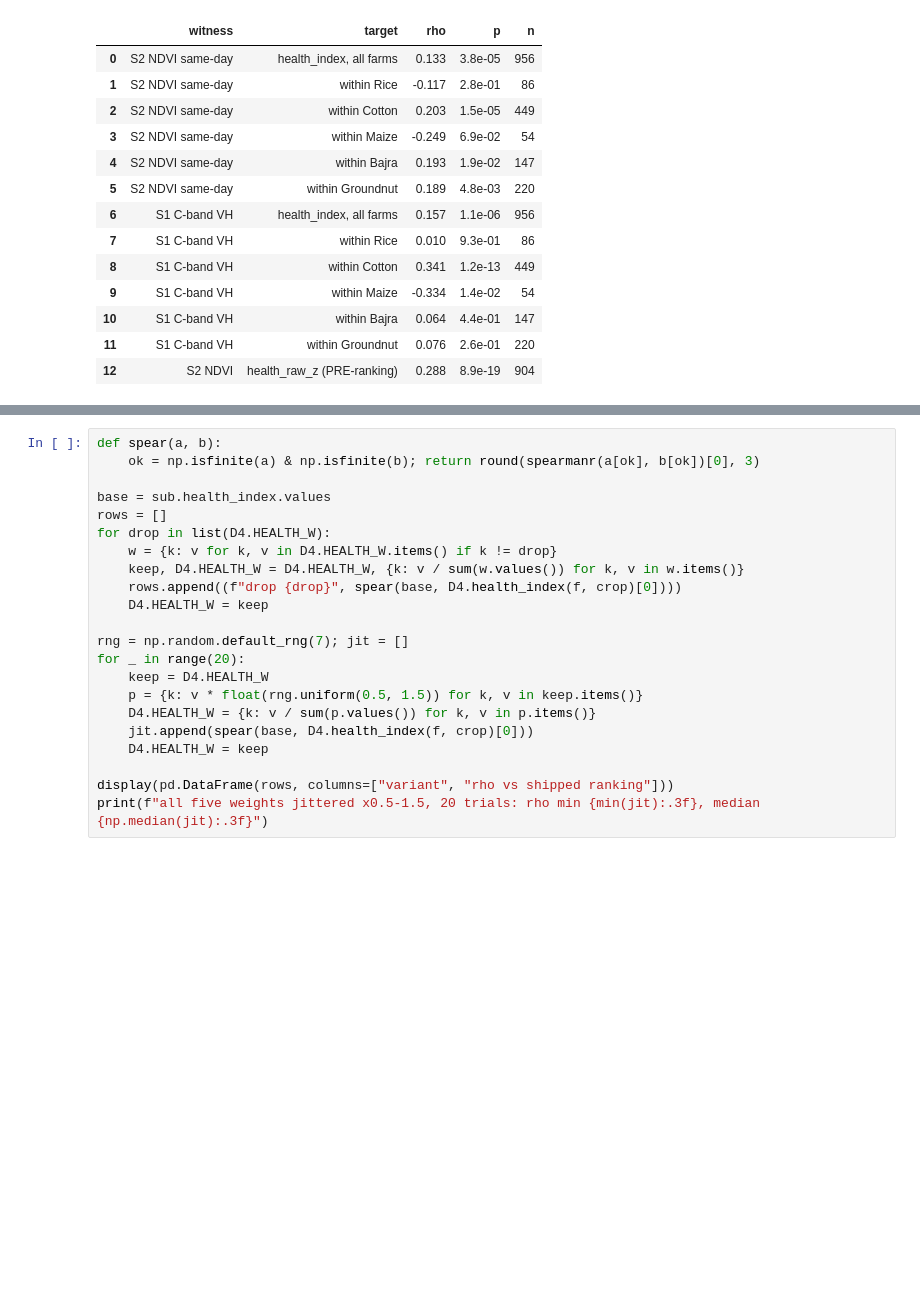
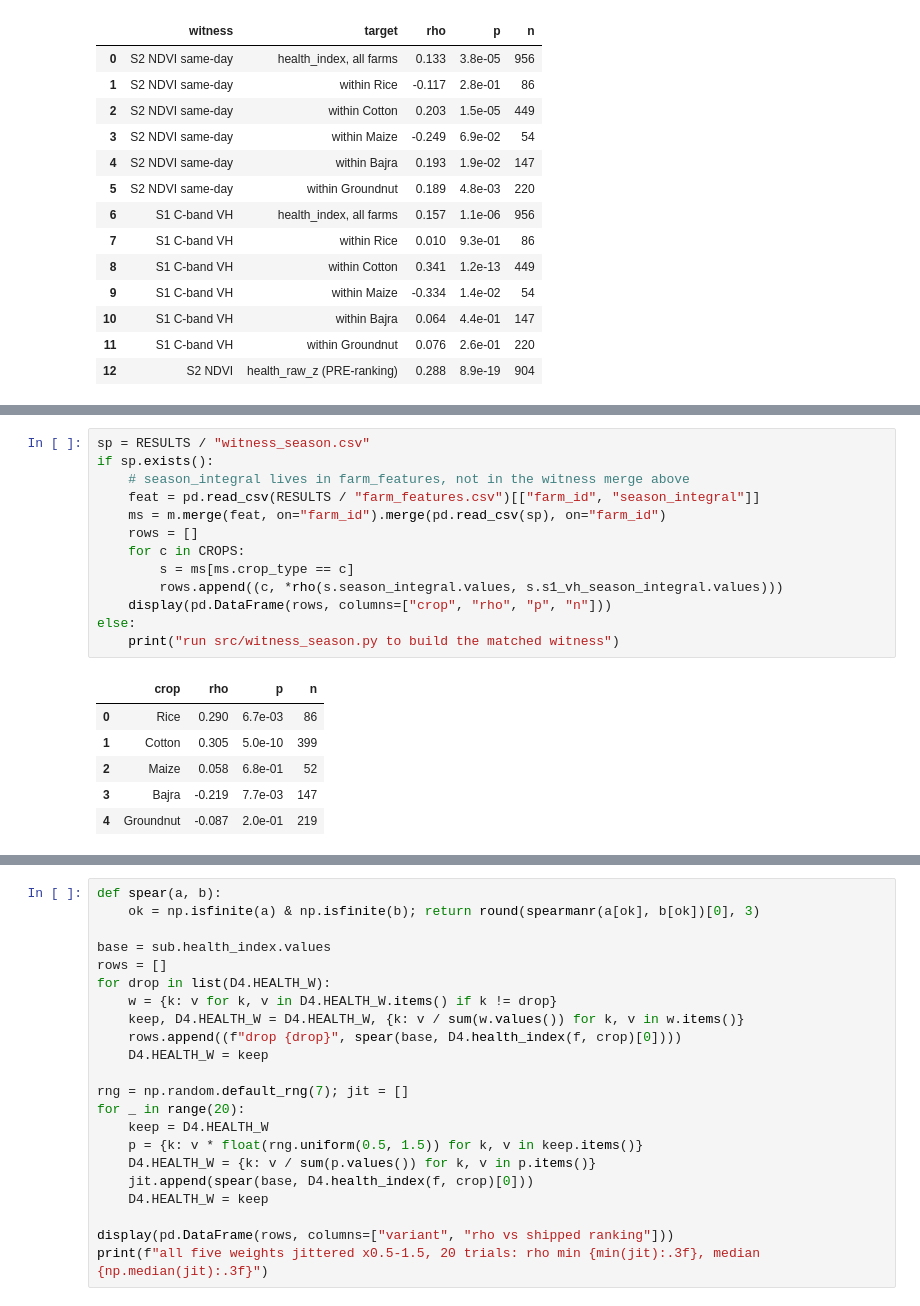
Before and after one commit to Yashraj009/AISEHACK-2.0-T1-R2, a Jupyter notebook: notebooks/I9_pipeline.ipynb, the cells around one changed output, grey strips where cells are left out. Drawn from its saved outputs; the diff is of its cells as text; blank space fills up the shorter version.

```diff
--- a/notebooks/I9_pipeline.ipynb
+++ b/notebooks/I9_pipeline.ipynb
@@ -522,0 +538,20 @@ trenchcoat. Run on the *ranking*, because the ranking is the deliverable.
+# %%
+sp = RESULTS / "witness_season.csv"
+if sp.exists():
+    # season_integral lives in farm_features, not in the witness merge above
+    feat = pd.read_csv(RESULTS / "farm_features.csv")[["farm_id", "season_integral"]]
+    ms = m.merge(feat, on="farm_id").merge(pd.read_csv(sp), on="farm_id")
+    rows = []
+    for c in CROPS:
+        s = ms[ms.crop_type == c]
+        rows.append((c, *rho(s.season_integral.values, s.s1_vh_season_integral.values)))
+    display(pd.DataFrame(rows, columns=["crop", "rho", "p", "n"]))
+else:
+    print("run src/witness_season.py to build the matched witness")
+# %% [output]
+|  | crop | rho | p | n |
+| 0 | Rice | 0.290 | 6.7e-03 | 86 |
+| 1 | Cotton | 0.305 | 5.0e-10 | 399 |
+| 2 | Maize | 0.058 | 6.8e-01 | 52 |
+| 3 | Bajra | -0.219 | 7.7e-03 | 147 |
+| 4 | Groundnut | -0.087 | 2.0e-01 | 219 |
```
Also changed, not shown: parts of 4 cells of this notebook, 7 other files.
